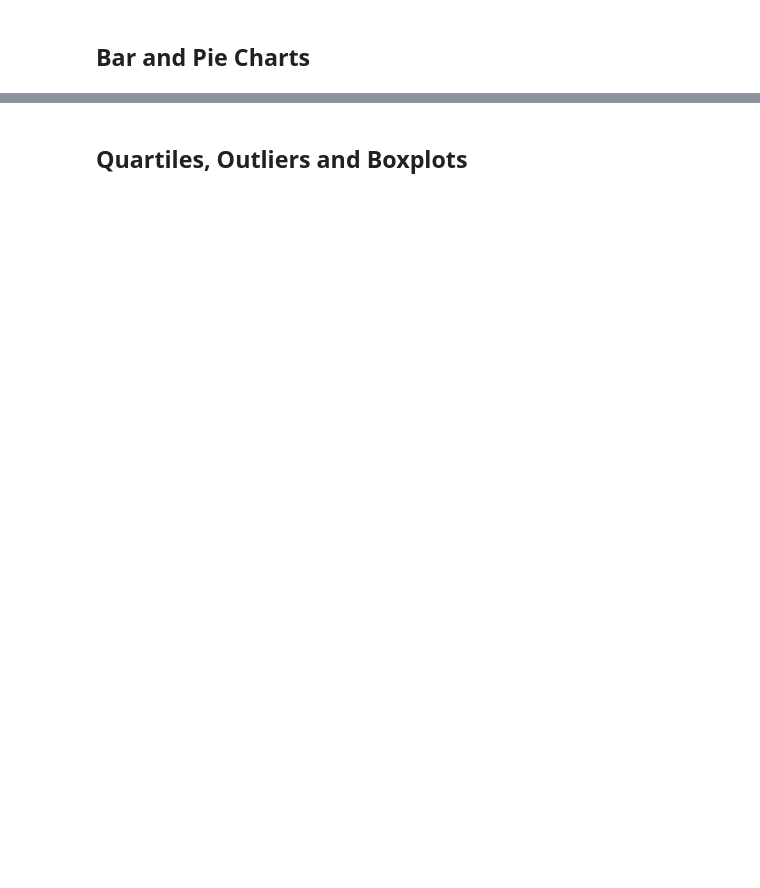
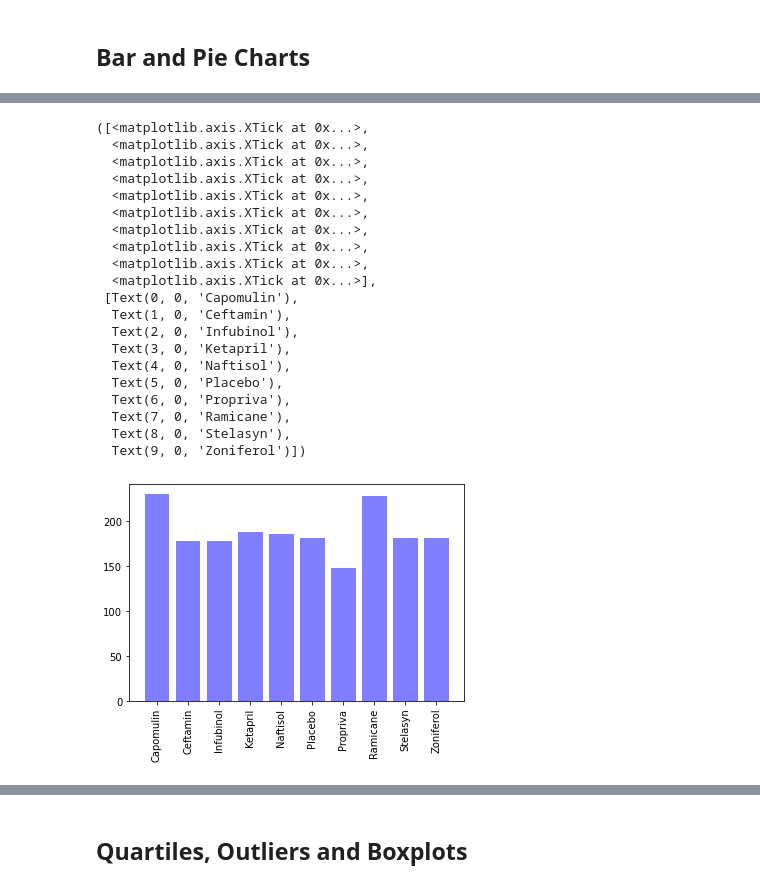
Before and after one commit to nedamzd/Matplotlib_challenge, a Jupyter notebook: Pymaceuticals/pymaceuticals_starter.ipynb, the cells around one changed output, grey strips where cells are left out. Saved outputs shown, nothing was run; the diff lists cells and outputs as text; code cells hidden in the pictures; blank space fills up the shorter version.

```diff
--- a/Pymaceuticals/pymaceuticals_starter.ipynb
+++ b/Pymaceuticals/pymaceuticals_starter.ipynb
@@ -154,4 +162,41 @@ single_summary_statistics_table
 # %%
 # Generate a bar plot showing the total number of timepoints for all mice tested for each drug regimen using pyplot.
+import numpy as np
+Drug_Regimen=single_summary_statistics_table.reset_index().iloc[:,0].to_list()
+Drug_Regimen
+x_axis=np.arange(len(Drug_Regimen))
+plt.bar(x_axis,number_of_timepoints,color='b',alpha=.5)
+plt.xticks(x_axis,['Capomulin',
+ 'Ceftamin',
+ 'Infubinol',
+ 'Ketapril',
+ 'Naftisol',
+ 'Placebo',
+ 'Propriva',
+ 'Ramicane',
+ 'Stelasyn',
+ 'Zoniferol'],rotation='vertical')
+# %% [output]
+([<matplotlib.axis.XTick at 0x...>,
+  <matplotlib.axis.XTick at 0x...>,
+  <matplotlib.axis.XTick at 0x...>,
+  <matplotlib.axis.XTick at 0x...>,
+  <matplotlib.axis.XTick at 0x...>,
+  <matplotlib.axis.XTick at 0x...>,
+  <matplotlib.axis.XTick at 0x...>,
+  <matplotlib.axis.XTick at 0x...>,
+  <matplotlib.axis.XTick at 0x...>,
+  <matplotlib.axis.XTick at 0x...>],
+ [Text(0, 0, 'Capomulin'),
+  Text(1, 0, 'Ceftamin'),
+  Text(2, 0, 'Infubinol'),
+  Text(3, 0, 'Ketapril'),
+  Text(4, 0, 'Naftisol'),
+  Text(5, 0, 'Placebo'),
+  Text(6, 0, 'Propriva'),
+  Text(7, 0, 'Ramicane'),
+  Text(8, 0, 'Stelasyn'),
+  Text(9, 0, 'Zoniferol')])
+[figure, added]
 # %%
 # Generate a pie plot showing the distribution of female versus male mice using Pandas
```
Also changed, not shown: parts of 15 cells of this notebook.
